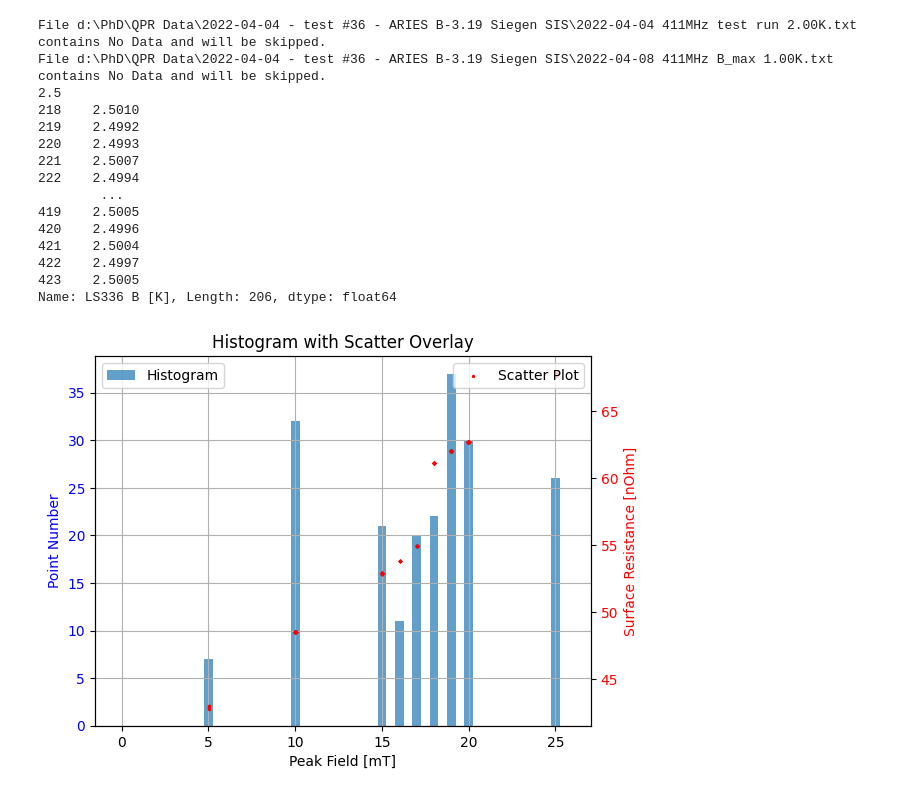
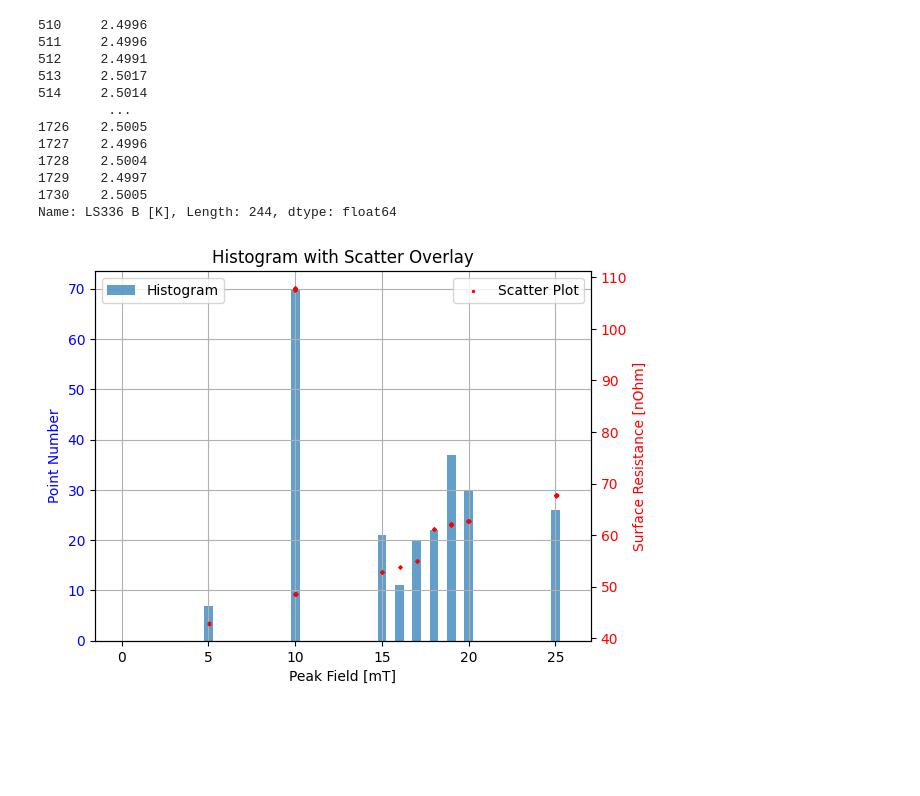
Before and after one commit to Dmitry-LO/QPR-Data-Analysis, a Jupyter notebook: main.ipynb, the cells around one changed output. Drawn from its saved outputs; the diff is of its cells as text; code cells hidden in the pictures; blank space fills up the shorter version.

```diff
--- a/main.ipynb
+++ b/main.ipynb
@@ -1,37 +104,34 @@
 # %%
 import glob, os
 import pandas as pd
 import numpy as np
 import matplotlib.pyplot as plt
 from funclib.importf import *
 
 script_dir = os.path.dirname(os.path.abspath("main.ipynb"))
 phd_dir = os.path.dirname(script_dir)
 TestPath = os.path.join(phd_dir, "QPR Data", "2022-04-04 - test #36 - ARIES B-3.19 Siegen SIS")
 
 Test1 = HandleTest(TestPath)
 Test1Data = Test1.load_data(pattern="*41*MHz*.txt")
 
 #Test1Data.info()
 #pd.set_option('display.max_rows', None)
 #print(Test1Data["File Name"])
 #print(Test1.Data["Run"].unique())
 
-Test1.plotHistogram(step = 0.5, ParamName=FieldNames.SENS_B, ParamVal=2.5, ParamTol=0.05, Run=1)
+Test1.plot_histogram(step = 0.5, ParamName="LS336 B [K]", ParamVal=2.5, ParamTol=0.05)
 # %% [output]
-File d:\PhD\QPR Data\2022-04-04 - test #36 - ARIES B-3.19 Siegen SIS\2022-04-04 411MHz test run 2.00K.txt contains No Data and will be skipped.
-File d:\PhD\QPR Data\2022-04-04 - test #36 - ARIES B-3.19 Siegen SIS\2022-04-08 411MHz B_max 1.00K.txt contains No Data and will be skipped.
-2.5
-218    2.5010
-219    2.4992
-220    2.4993
-221    2.5007
-222    2.4994
-        ...
-419    2.5005
-420    2.4996
-421    2.5004
-422    2.4997
-423    2.5005
-Name: LS336 B [K], Length: 206, dtype: float64
+510     2.4996
+511     2.4996
+512     2.4991
+513     2.5017
+514     2.5014
+         ...
+1726    2.5005
+1727    2.4996
+1728    2.5004
+1729    2.4997
+1730    2.5005
+Name: LS336 B [K], Length: 244, dtype: float64
-[figure, old version]
+[figure, new version]
```
Also changed, not shown: parts of 4 cells of this notebook, 2 other files.
